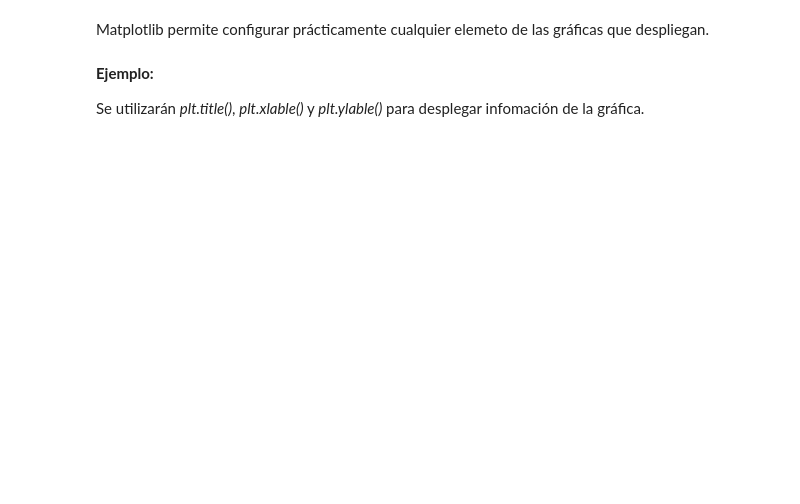
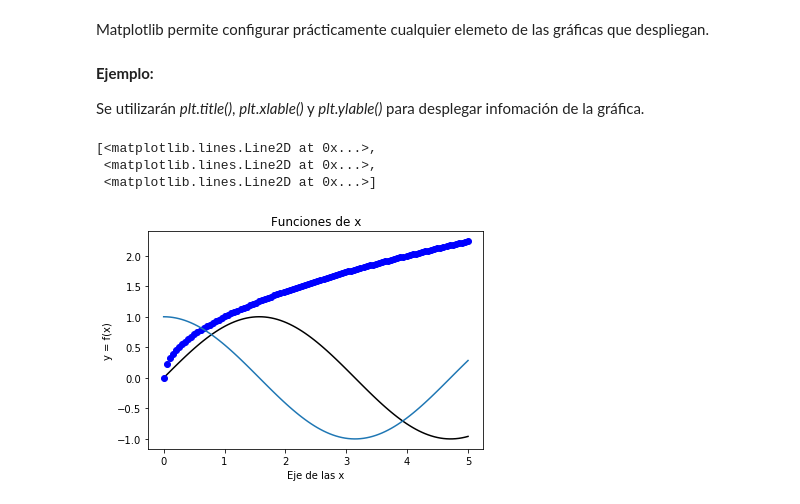
Before and after one commit to PythonistaMX/py301, a Jupyter notebook: 10_graficos_con_matplotlib.ipynb, the cells around one changed output. Cells and saved outputs as stored; diff of their text form; code cells hidden in the pictures; blank space fills up the shorter version.

```diff
--- a/10_graficos_con_matplotlib.ipynb
+++ b/10_graficos_con_matplotlib.ipynb
@@ -69,5 +128,10 @@ Se utilizarán *plt.title()*, *plt.xlable()* y *plt.ylable()* para desplegar inf
 # %%
 plt.title('Funciones de x')
 plt.xlabel('Eje de las x')
 plt.ylabel('y = f(x)')
-plt.plot(x, np.sin(x),x, x**2,x, np.tan(x))
+plt.plot(x, np.sin(x), 'k', x, x**0.5, 'bo', x, np.cos(x))
+# %% [output]
+[<matplotlib.lines.Line2D at 0x...>,
+ <matplotlib.lines.Line2D at 0x...>,
+ <matplotlib.lines.Line2D at 0x...>]
+[figure, added]
```
Also changed, not shown: parts of 9 cells of this notebook, 15 other files.
